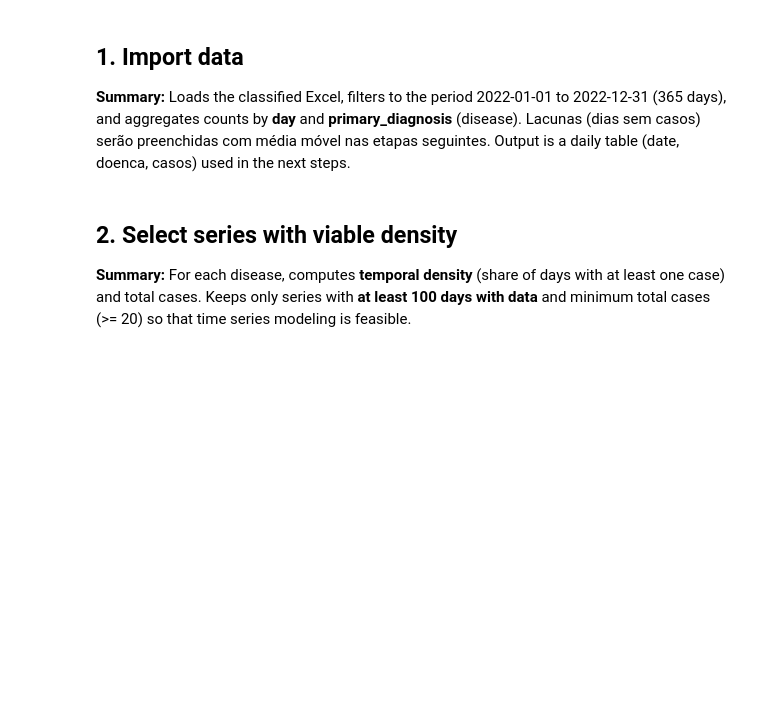
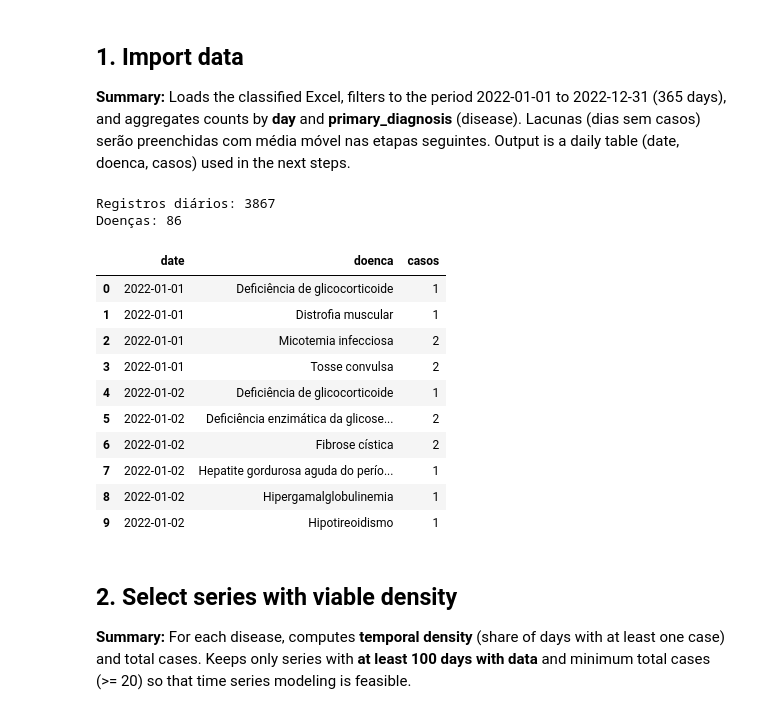
Before and after one commit to daniellybx/projeto_proepi_gds_datascience, a Jupyter notebook: notebooks/04_time_series_analysis.ipynb, the cells around one changed output. Drawn from its saved outputs; the diff is of its cells as text; code cells hidden in the pictures; blank space fills up the shorter version.

```diff
--- a/notebooks/04_time_series_analysis.ipynb
+++ b/notebooks/04_time_series_analysis.ipynb
@@ -11,63 +11,60 @@ import os
 import warnings
 warnings.filterwarnings("ignore")
 
-import zipfile
 import pandas as pd
 import numpy as np
 from pathlib import Path
 
-
-def find_project_root(start: Path) -> Path:
-    """Find repo root from current working directory and parents."""
-    for candidate in [start, *start.parents]:
-        if (candidate / "data").exists() and (candidate / "notebooks").exists() and (candidate / "requirements.txt").exists():
-            return candidate
-    raise FileNotFoundError(
-        f"Could not locate project root from cwd={start}. Open notebook inside repo workspace."
-    )
-
-
-ROOT = find_project_root(Path.cwd().resolve())
+ROOT = Path.cwd().resolve()
+for _ in range(6):
+    if (ROOT / "data").exists() and (ROOT / "notebooks").exists():
+        break
+    ROOT = ROOT.parent if ROOT.parent != ROOT else ROOT
 
 PATH_INPUT = ROOT / "data" / "results" / "agent_outputs" / "agent_outputs_dataset_sintomas_grupos_classificado.xlsx"
 PATH_OUTPUT = ROOT / "data" / "results" / "time_series_outputs"
 PATH_SUMMARIES = PATH_OUTPUT / "summaries"
 PATH_CHARTS = PATH_OUTPUT / "charts"
 os.makedirs(PATH_OUTPUT, exist_ok=True)
 os.makedirs(PATH_SUMMARIES, exist_ok=True)
 os.makedirs(PATH_CHARTS, exist_ok=True)
 
 DATE_START = "2022-01-01"
 DATE_END = "2022-12-31"  # 365 dias no ano
 TRAIN_DAYS = 252   # treino = primeiros 252 dias
 TEST_DAYS = 113    # teste = últimos 113 dias (252 + 113 = 365)
 N_DAYS = 365
 
-if not PATH_INPUT.exists():
-    raise FileNotFoundError(f"Input file not found: {PATH_INPUT}")
-
-if not zipfile.is_zipfile(PATH_INPUT):
-    raise ValueError(
-        "Input file is not a valid .xlsx workbook (zip container). "
-        f"Check file integrity: {PATH_INPUT}"
-    )
-
-print(f"Using input file: {PATH_INPUT}")
 df = pd.read_excel(PATH_INPUT, engine="openpyxl")
 df["report_created_at"] = pd.to_datetime(df["report_created_at"], errors="coerce")
 df = df.dropna(subset=["report_created_at", "primary_diagnosis"])
 df = df[(df["report_created_at"] >= DATE_START) & (df["report_created_at"] <= DATE_END)]
 df["date"] = df["report_created_at"].dt.normalize()
 
 if "user_id" in df.columns:
     daily = df.groupby(["date", "primary_diagnosis"])["user_id"].nunique().reset_index()
 else:
     daily = df.groupby(["date", "primary_diagnosis"]).size().reset_index(name="n")
     daily["user_id"] = daily["n"]
 daily.columns = ["date", "doenca", "casos"]
 
 print(f"Registros diários: {len(daily)}")
-print(f"Doenças: {daily['doenca'].nunique()}")
+print(f"Doenças: {daily["doenca"].nunique()}")
+daily.head(10)
+# %% [output]
+Registros diários: 3867
+Doenças: 86
+|  | date | doenca | casos |
+| 0 | 2022-01-01 | Deficiência de glicocorticoide | 1 |
+| 1 | 2022-01-01 | Distrofia muscular | 1 |
+| 2 | 2022-01-01 | Micotemia infecciosa | 2 |
+| 3 | 2022-01-01 | Tosse convulsa | 2 |
+| 4 | 2022-01-02 | Deficiência de glicocorticoide | 1 |
+| 5 | 2022-01-02 | Deficiência enzimática da glicose... | 2 |
+| 6 | 2022-01-02 | Fibrose cística | 2 |
+| 7 | 2022-01-02 | Hepatite gordurosa aguda do perío... | 1 |
+| 8 | 2022-01-02 | Hipergamalglobulinemia | 1 |
+| 9 | 2022-01-02 | Hipotireoidismo | 1 |
 # %% [markdown]
 ## 2. Select series with viable density
 
```
Also changed, not shown: parts of 12 cells of this notebook, 14 other files.
